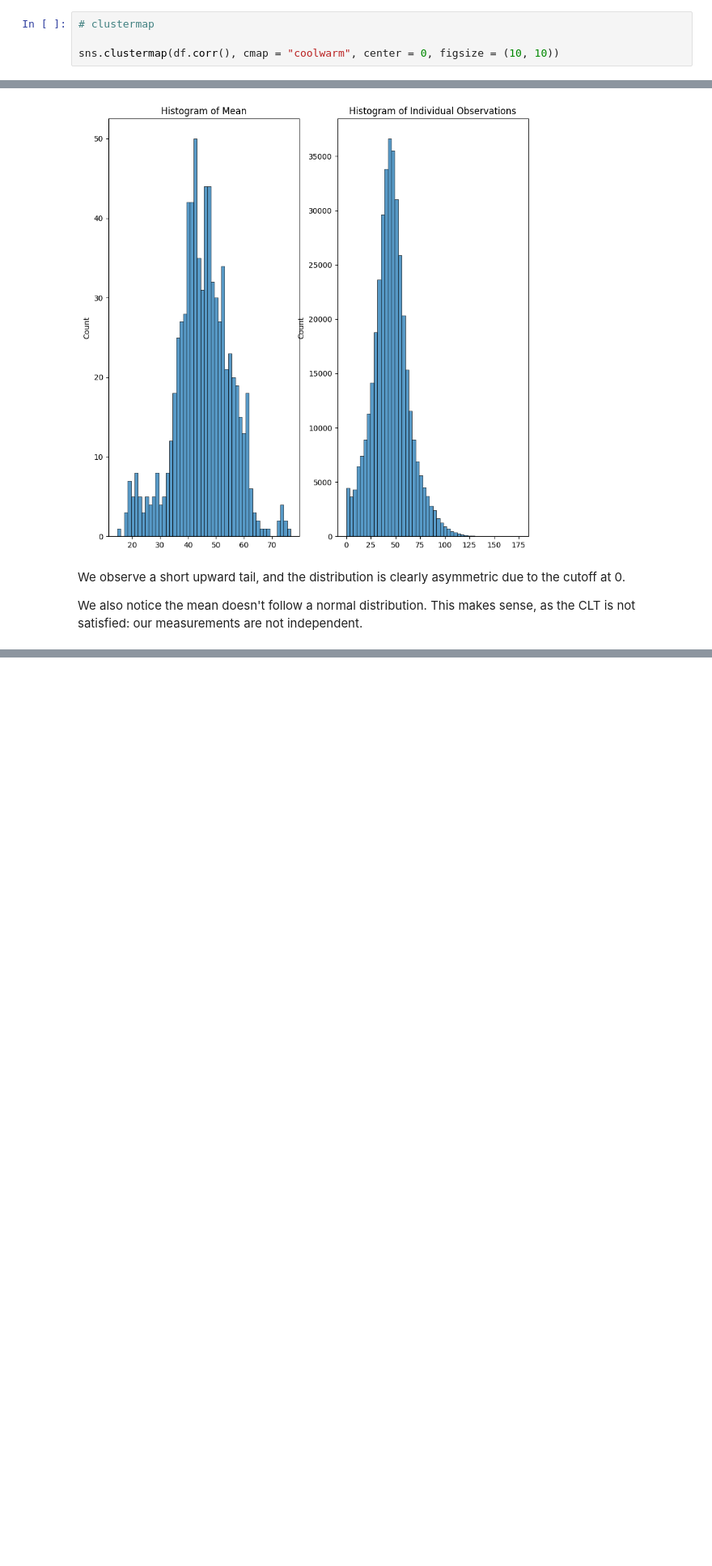
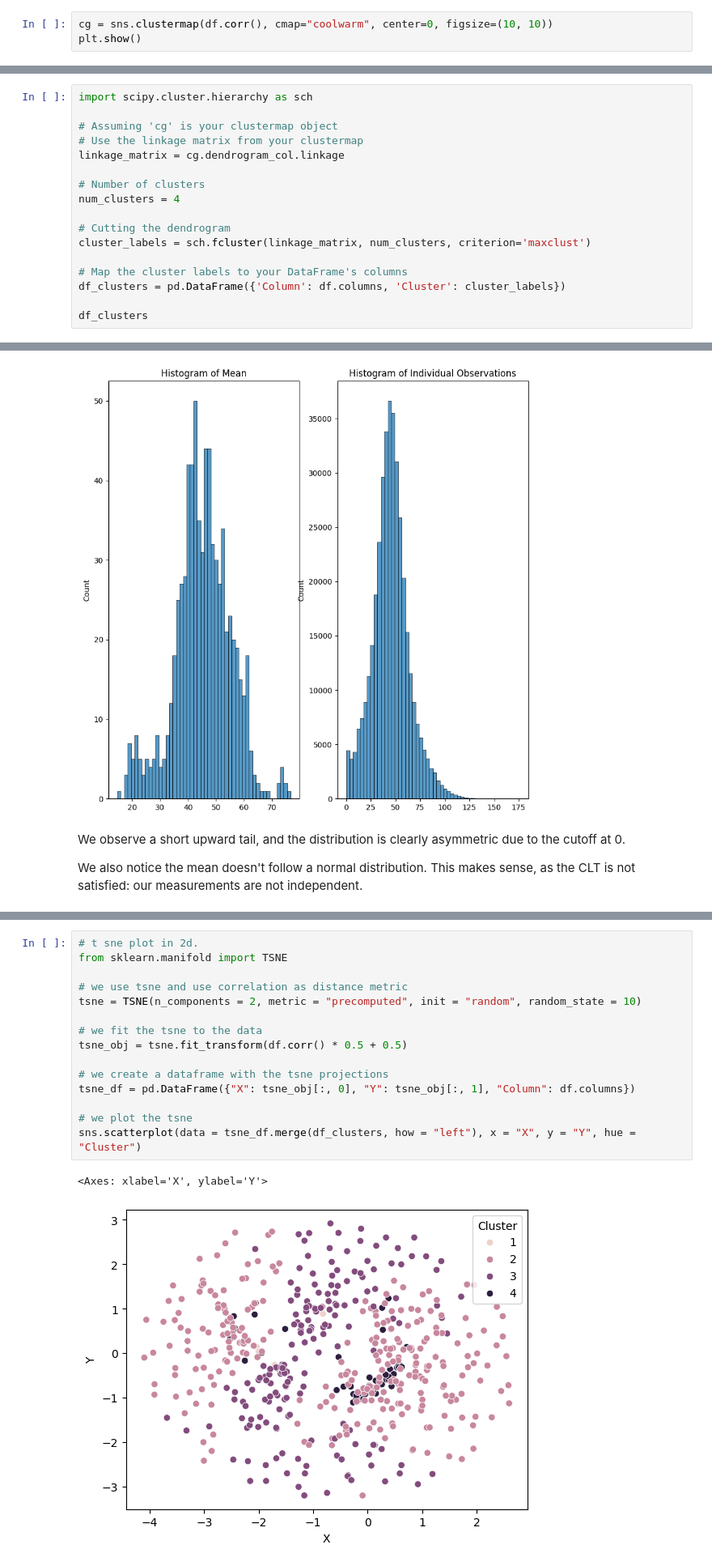
Before and after one commit to Gogonemnem/ensai-assignments, a Jupyter notebook: python_notebooks/explore.ipynb, the cells around one changed output, grey strips where cells are left out. Shown at 81% size. Drawn from its saved outputs; the diff is of its cells as text; blank space fills up the shorter version.

```diff
--- a/python_notebooks/explore.ipynb
+++ b/python_notebooks/explore.ipynb
@@ -71,5 +71,4 @@ Reject H_0 => the (mean) series is stationary
 # %%
-# clustermap
-
-sns.clustermap(df.corr(), cmap = "coolwarm", center = 0, figsize = (10, 10))
+cg = sns.clustermap(df.corr(), cmap="coolwarm", center=0, figsize=(10, 10))
+plt.show()
 # %% [output]
@@ -81,3 +79,20 @@ We observe that there is structure in the correlation matrix.
 Maybe split up the observation centers into 4 clusters?
 
 Note that this does not take lagged measurements into account.
+# %%
+import scipy.cluster.hierarchy as sch
+
+# Assuming 'cg' is your clustermap object
+# Use the linkage matrix from your clustermap
+linkage_matrix = cg.dendrogram_col.linkage
+
+# Number of clusters
+num_clusters = 4
+
+# Cutting the dendrogram
+cluster_labels = sch.fcluster(linkage_matrix, num_clusters, criterion='maxclust')
+
+# Map the cluster labels to your DataFrame's columns
+df_clusters = pd.DataFrame({'Column': df.columns, 'Cluster': cluster_labels})
+
+df_clusters
@@ -100,0 +132,18 @@ We also notice the mean doesn't follow a normal distribution. This makes sense,
+# %%
+# t sne plot in 2d.
+from sklearn.manifold import TSNE
+
+# we use tsne and use correlation as distance metric
+tsne = TSNE(n_components = 2, metric = "precomputed", init = "random", random_state = 10)
+
+# we fit the tsne to the data
+tsne_obj = tsne.fit_transform(df.corr() * 0.5 + 0.5)
+
+# we create a dataframe with the tsne projections
+tsne_df = pd.DataFrame({"X": tsne_obj[:, 0], "Y": tsne_obj[:, 1], "Column": df.columns})
+
+# we plot the tsne
+sns.scatterplot(data = tsne_df.merge(df_clusters, how = "left"), x = "X", y = "Y", hue = "Cluster")
+# %% [output]
+<Axes: xlabel='X', ylabel='Y'>
+[figure, added]
```
Also changed, not shown: parts of 5 cells of this notebook.
